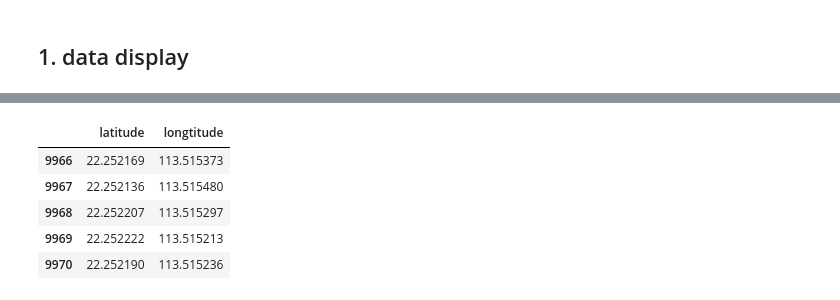
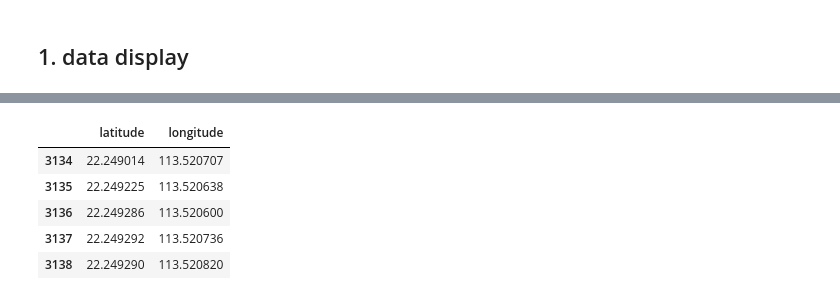
Before and after one commit to NeptuneZheng/shuttle_bus, a Jupyter notebook: script/real_script.ipynb, the cells around one changed output, grey strips where cells are left out. Cells and saved outputs as stored; diff of their text form; code cells hidden in the pictures.

```diff
--- a/script/real_script.ipynb
+++ b/script/real_script.ipynb
@@ -31,7 +33,7 @@ csv_stop = pd.read_csv("./../data/iot.stops.csv",sep = '\t',header = 0)
 csv_route = pd.read_csv("./../data/iot.routes.csv",sep = '\t',header = 0)
 
 #for calculate the distances between 2 stops
-csv_record = pd.read_csv("./../data/iot.iot1.csv",sep = '\t',header = 0)
+csv_record = pd.read_csv("./../data/iot.locations.csv",sep = '\t',header = 0)
 # %% [markdown]
 ## 1. data display
 # %%
@@ -56,18 +58,16 @@ route_stops.head(10)
 #filter 2018-5-18
 csv_record_bus1 = csv_record[(csv_record['bus']== 1.0)
                               & (csv_record['device']== 'stm32')
-                              & (pd.to_datetime(csv_record['updated'],utc = True) > pd.to_datetime('2018/05/17 23:00',utc = True))
-                              & (pd.to_datetime(csv_record['updated'],utc = True) < pd.to_datetime('2018/05/18 00:40',utc = True))] # filter all bus1 data
+                              & (pd.to_datetime(csv_record['updated'],utc = True) > pd.to_datetime('2018/05/29 23:00',utc = True))
+                              & (pd.to_datetime(csv_record['updated'],utc = True) < pd.to_datetime('2018/05/30 00:40',utc = True))] # filter all bus1 data
 # %%
 csv_record_bus1 = csv_record_bus1.sort_values(by = 'updated',ascending = True)
 bus1_copy = csv_record_bus1.copy()
 location = bus1_copy.iloc[:,3:5]
-
-location.head()
 # %% [output]
-|  | latitude | longtitude |
-| 9966 | 22.252169 | 113.515373 |
-| 9967 | 22.252136 | 113.515480 |
-| 9968 | 22.252207 | 113.515297 |
-| 9969 | 22.252222 | 113.515213 |
-| 9970 | 22.252190 | 113.515236 |
+|  | latitude | longitude |
+| 3134 | 22.249014 | 113.520707 |
+| 3135 | 22.249225 | 113.520638 |
+| 3136 | 22.249286 | 113.520600 |
+| 3137 | 22.249292 | 113.520736 |
+| 3138 | 22.249290 | 113.520820 |
```
Also changed, not shown: parts of 4 cells of this notebook, 1 other file.
